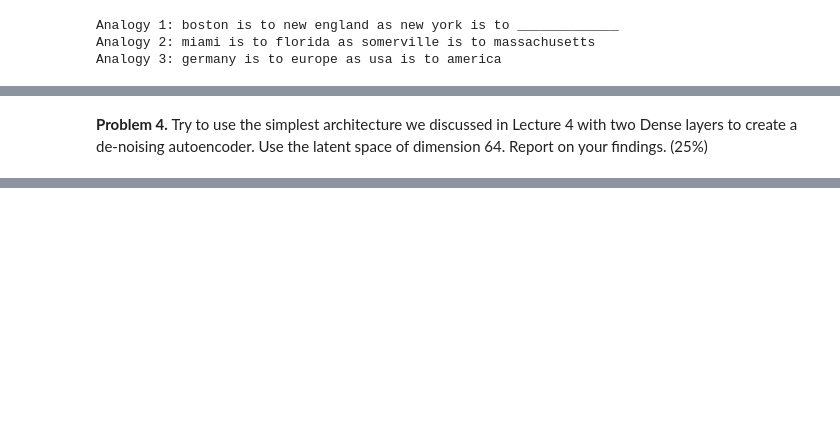
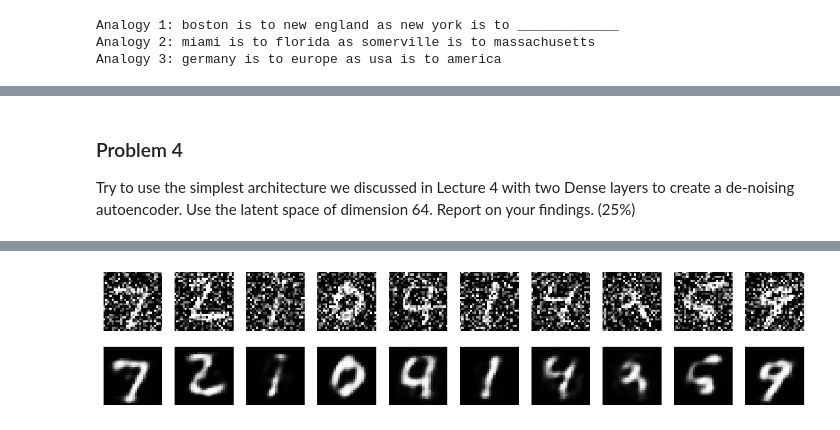
Before and after one commit to jlee1991/Python-Practice, a Jupyter notebook: Harvard CSCI E-63/jlee_HW2.ipynb, the cells around one changed output, grey strips where cells are left out. Drawn from its saved outputs; the diff is of its cells as text; code cells hidden in the pictures; blank space fills up the shorter version.

```diff
--- a/Harvard CSCI E-63/jlee_HW2.ipynb
+++ b/Harvard CSCI E-63/jlee_HW2.ipynb
@@ -190,2 +233,77 @@ AttributeError: 'TSNE' object has no attribute 'most_similar'
 # %% [markdown]
-<b> Problem 4. </b> Try to use the simplest architecture we discussed in Lecture 4 with two Dense layers to create a de-noising autoencoder. Use the latent space of dimension 64. Report on your findings. (25%)
+### Problem 4
+
+Try to use the simplest architecture we discussed in Lecture 4 with two Dense layers to create a de-noising autoencoder. Use the latent space of dimension 64. Report on your findings. (25%)
+# %%
+from keras.layers import Input, Dense, Conv2D, MaxPooling2D, UpSampling2D
+from keras.models import Model
+from keras import backend as K
+from keras.datasets import mnist
+import numpy as np
+
+# this is the size of our encoded representations
+encoding_dim = 64  # 64 floats -> compression of factor 12.25, assuming the input is 784 floats
+
+# "encoded" is the encoded representation of the input
+# "decoded" is the lossy reconstruction of the input
+input_img = Input(shape=(784,))
+encoded = Dense(encoding_dim, activation='relu')(input_img)
+decoded = Dense(784, activation='sigmoid')(encoded)
+
+autoencoder = Model(input_img, decoded)
+encoder = Model(input_img, encoded)
+
+# create a placeholder for an encoded (64-dimensional) input
+encoded_input = Input(shape=(encoding_dim,))
+decoder_layer = autoencoder.layers[-1]
+decoder = Model(encoded_input, decoder_layer(encoded_input))
+
+autoencoder.compile(optimizer='adadelta', loss='binary_crossentropy')
+
+(x_train, _), (x_test, _) = mnist.load_data()
+
+#Create a "noisy data set"
+x_train = x_train.astype('float32') / 255.
+x_test = x_test.astype('float32') / 255.
+x_train = x_train.reshape((len(x_train), np.prod(x_train.shape[1:])))
+x_test = x_test.reshape((len(x_test), np.prod(x_test.shape[1:])))
+noise_factor = 0.5
+x_train_noisy = x_train + noise_factor * np.random.normal (loc=0.0, scale=1.0, size= x_train.shape )
+x_test_noisy = x_test + noise_factor * np.random.normal (loc=0.0, scale=1.0, size= x_test.shape )
+x_train_noisy = np.clip( x_train_noisy , 0., 1.)
+x_test_noisy = np.clip( x_test_noisy , 0., 1.)
+print (x_train.shape)
+print (x_test.shape)
+
+history = autoencoder.fit(x_train_noisy, x_train,
+                epochs=50,
+                batch_size=256,
+                shuffle=True,
+                validation_data=(x_test_noisy, x_test))
+
+# encode and decode some digits
+# note that we take them from the *test* set
+encoded_imgs = encoder.predict(x_test_noisy)
+decoded_imgs = decoder.predict(encoded_imgs)
+
+# use Matplotlib
+import matplotlib.pyplot as plt
+%matplotlib inline
+n = 10  # how many digits we will display
+plt.figure(figsize=(20, 4))
+for i in range(n):
+    # display original
+    ax = plt.subplot(2, n, i + 1)
+    plt.imshow(x_test_noisy[i].reshape(28,28))
+    plt.gray()
+    ax.get_xaxis().set_visible(False)
+    ax.get_yaxis().set_visible(False)
+
+    # display reconstruction
+    ax = plt.subplot(2, n, i + 1 + n)
+    plt.imshow(decoded_imgs[i].reshape(28, 28))
+    plt.gray()
+    ax.get_xaxis().set_visible(False)
+    ax.get_yaxis().set_visible(False)
+plt.show()
+# %% [output]
@@ -191,0 +327 @@ AttributeError: 'TSNE' object has no attribute 'most_similar'
+[figure, added]
```
Also changed, not shown: parts of 28 cells of this notebook.
